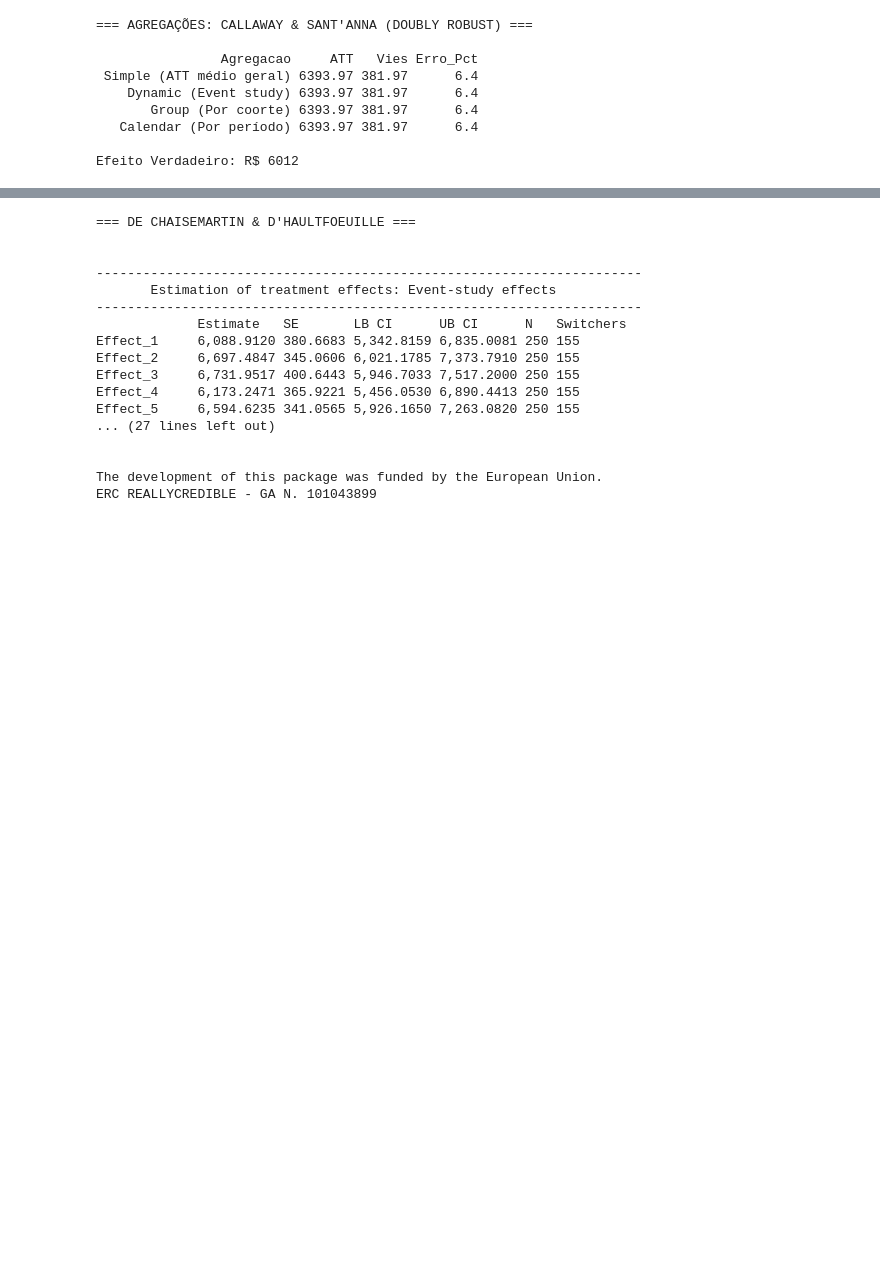
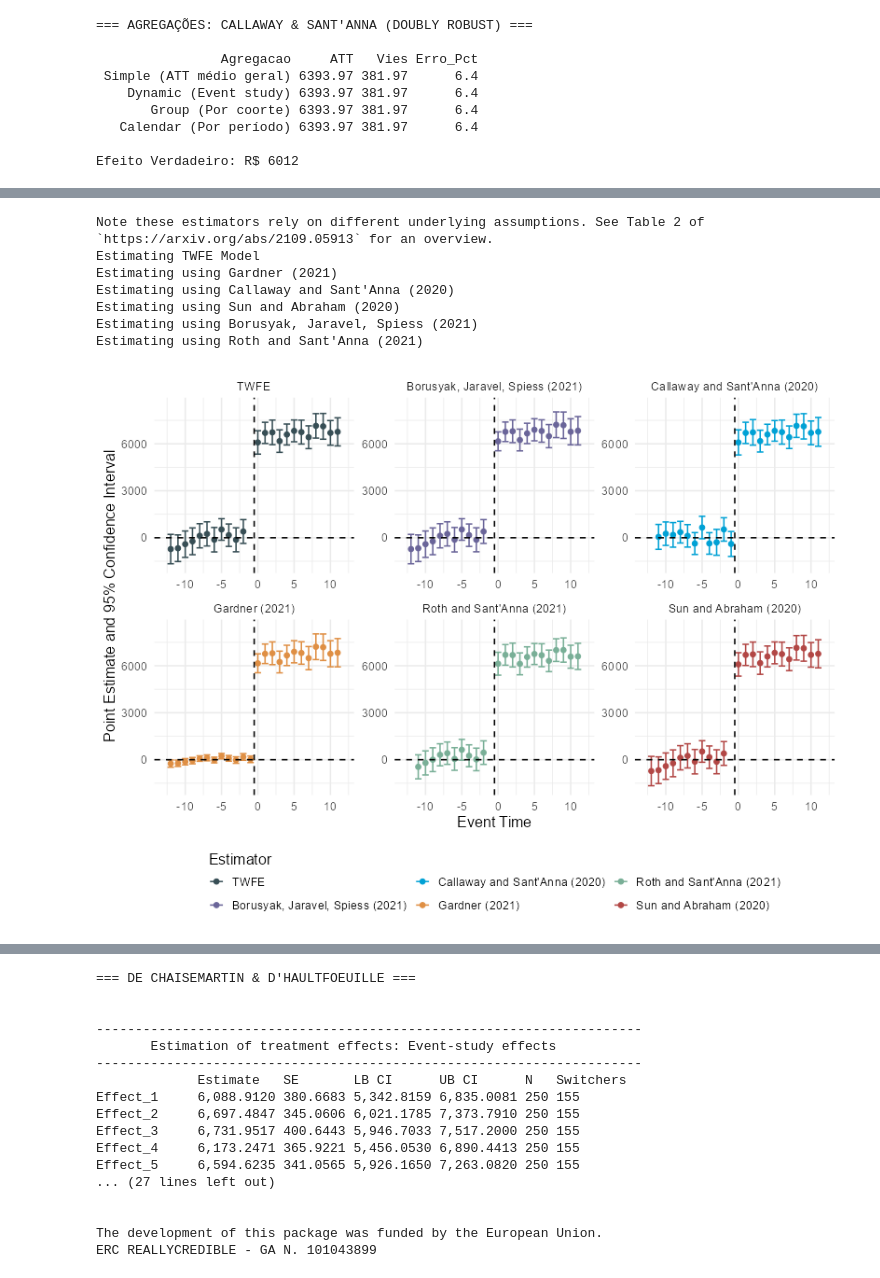
Before and after one commit to silviopaula/ciencia-dados-portifolio, a Jupyter notebook: Marketing_causal_inference/Script R- Marketing e inferência causal.ipynb, the cells around one changed output, grey strips where cells are left out. Cells and saved outputs as stored; diff of their text form; code cells hidden in the pictures; blank space fills up the shorter version.

```diff
--- a/Marketing_causal_inference/Script R- Marketing e inferência causal.ipynb
+++ b/Marketing_causal_inference/Script R- Marketing e inferência causal.ipynb
@@ -2672,0 +3169,29 @@ renda_trend = renda_per_capita × (periodo - periodo_inicial)
+# %%
+df_event_study <- dados %>%
+  mutate(
+    # g = período de tratamento (NA para never-treated)
+    g = ifelse(tratamento == 1, intervencao, NA)
+  ) %>%
+  as.data.frame()
+
+# Rodar todos os estimadores
+multiple_ests <- did2s::event_study(
+  data = df_event_study,
+  gname = "g",
+  idname = "loja_id",
+  tname = "periodo",
+  yname = "vendas",
+  estimator = "all"
+)
+
+# Ver resultados
+did2s::plot_event_study(multiple_ests)
+# %% [output]
+Note these estimators rely on different underlying assumptions. See Table 2 of `https://arxiv.org/abs/2109.05913` for an overview.
+Estimating TWFE Model
+Estimating using Gardner (2021)
+Estimating using Callaway and Sant'Anna (2020)
+Estimating using Sun and Abraham (2020)
+Estimating using Borusyak, Jaravel, Spiess (2021)
+Estimating using Roth and Sant'Anna (2021)
+[figure, added]
```
Also changed, not shown: parts of 31 cells of this notebook, 10 other files.
